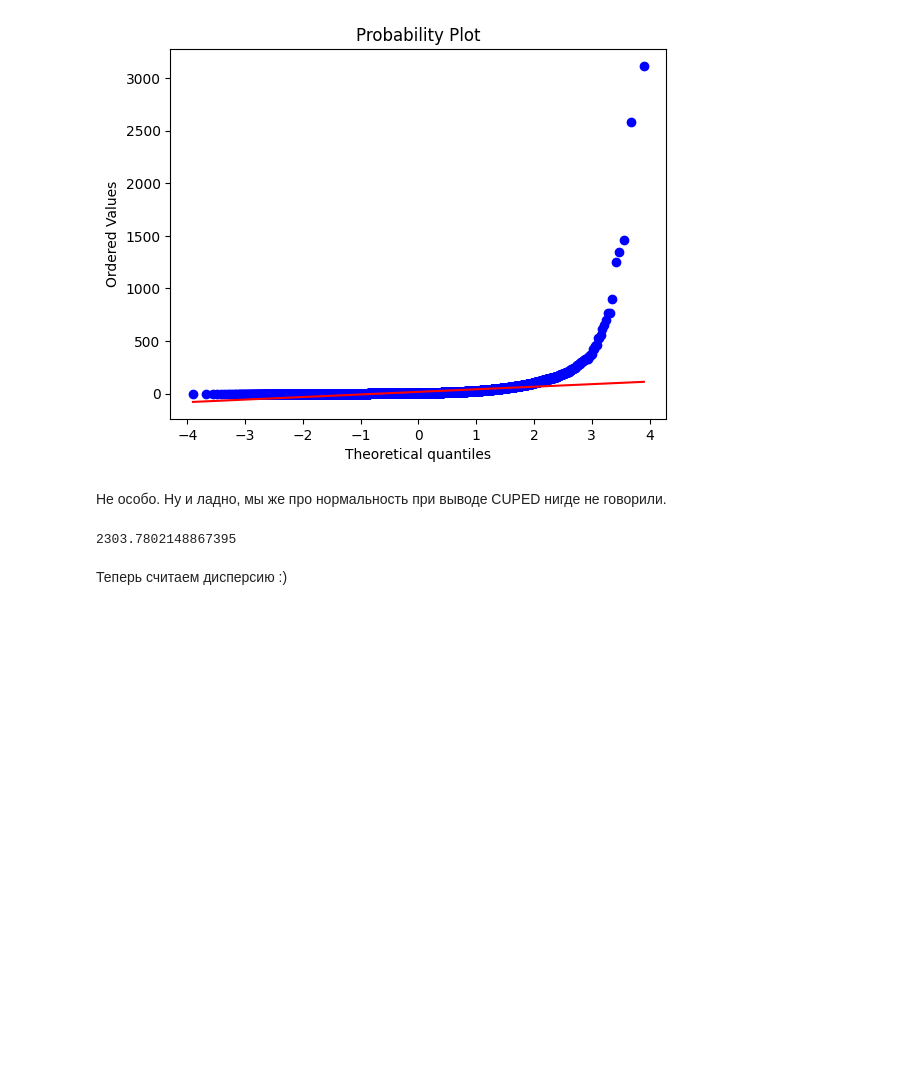
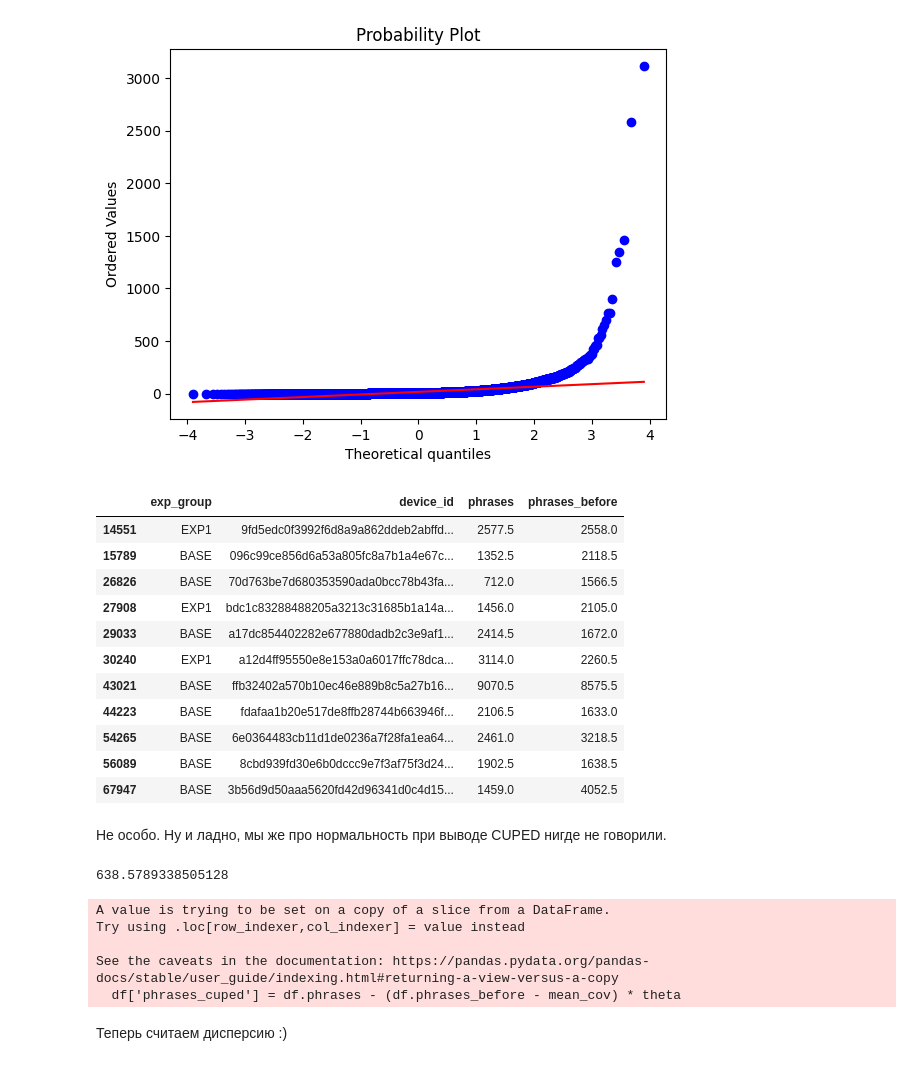
Before and after one commit to pileyan/HSE_Statistics_1, a Jupyter notebook: lect 10 CUPED/lect8 CUPED.ipynb, the cells around one changed output. Cells and saved outputs as stored; diff of their text form; code cells hidden in the pictures; blank space fills up the shorter version.

```diff
--- a/lect 10 CUPED/lect8 CUPED.ipynb
+++ b/lect 10 CUPED/lect8 CUPED.ipynb
@@ -168,6 +192,23 @@ df
 f = stats.probplot(df[df.exp_group == 'EXP1'].phrases, dist="norm", plot=pyplot)
 # %% [output]
 [figure]
+# %%
+df = df[df.phrases_before <= 1500]
+# %%
+df[df.phrases_before > 1500]
+# %% [output]
+|  | exp_group | device_id | phrases | phrases_before |
+| 14551 | EXP1 | 9fd5edc0f3992f6d8a9a862ddeb2abffd... | 2577.5 | 2558.0 |
+| 15789 | BASE | 096c99ce856d6a53a805fc8a7b1a4e67c... | 1352.5 | 2118.5 |
+| 26826 | BASE | 70d763be7d680353590ada0bcc78b43fa... | 712.0 | 1566.5 |
+| 27908 | EXP1 | bdc1c83288488205a3213c31685b1a14a... | 1456.0 | 2105.0 |
+| 29033 | BASE | a17dc854402282e677880dadb2c3e9af1... | 2414.5 | 1672.0 |
+| 30240 | EXP1 | a12d4ff95550e8e153a0a6017ffc78dca... | 3114.0 | 2260.5 |
+| 43021 | BASE | ffb32402a570b10ec46e889b8c5a27b16... | 9070.5 | 8575.5 |
+| 44223 | BASE | fdafaa1b20e517de8ffb28744b663946f... | 2106.5 | 1633.0 |
+| 54265 | BASE | 6e0364483cb11d1de0236a7f28fa1ea64... | 2461.0 | 3218.5 |
+| 56089 | BASE | 8cbd939fd30e6b0dccc9e7f3af75f3d24... | 1902.5 | 1638.5 |
+| 67947 | BASE | 3b56d9d50aaa5620fd42d96341d0c4d15... | 1459.0 | 4052.5 |
 # %% [markdown]
 Не особо. Ну и ладно, мы же про нормальность при выводе CUPED нигде не говорили.
 # %%
@@ -178,11 +219,17 @@ cov = np.mean((metric*covariate)) - np.mean(covariate)*np.mean(metric)
 # %%
 cov
 # %% [output]
-2303.7802148867395
+638.5789338505128
 # %%
 theta = cov / np.var(covariate)
 mean_cov = np.mean(covariate)
 df['phrases_cuped'] = df.phrases - (df.phrases_before - mean_cov) * theta
+# %% [output]
+A value is trying to be set on a copy of a slice from a DataFrame.
+Try using .loc[row_indexer,col_indexer] = value instead
+
+See the caveats in the documentation: https://pandas.pydata.org/pandas-docs/stable/user_guide/indexing.html#returning-a-view-versus-a-copy
+  df['phrases_cuped'] = df.phrases - (df.phrases_before - mean_cov) * theta
 # %% [markdown]
 Теперь считаем дисперсию :)
 # %%
```
Also changed, not shown: parts of 16 cells of this notebook, 1 other file.
